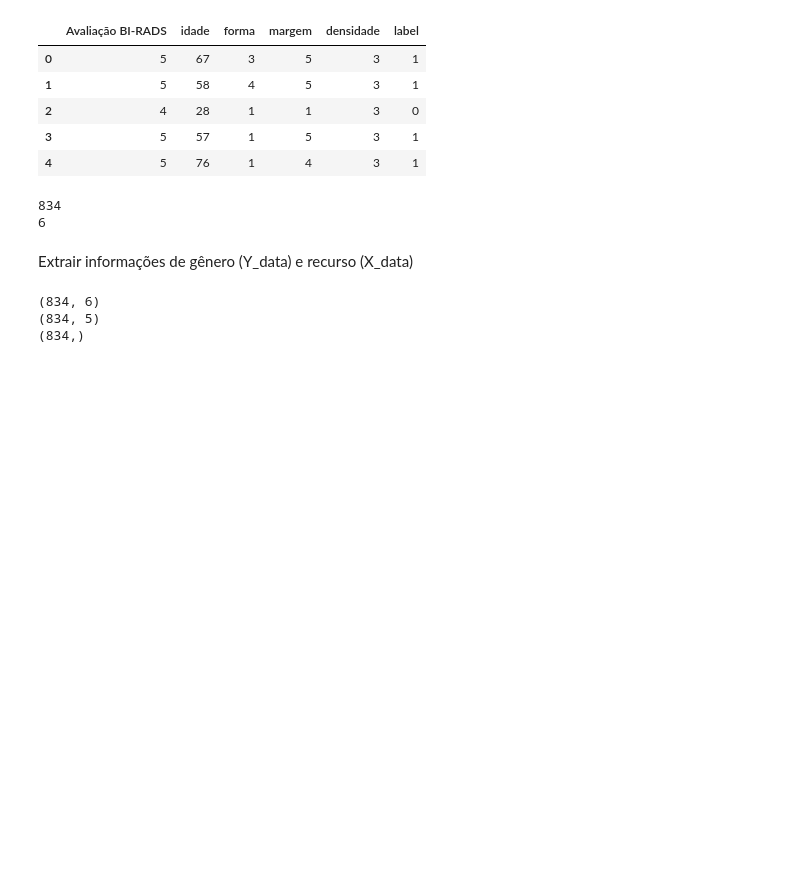
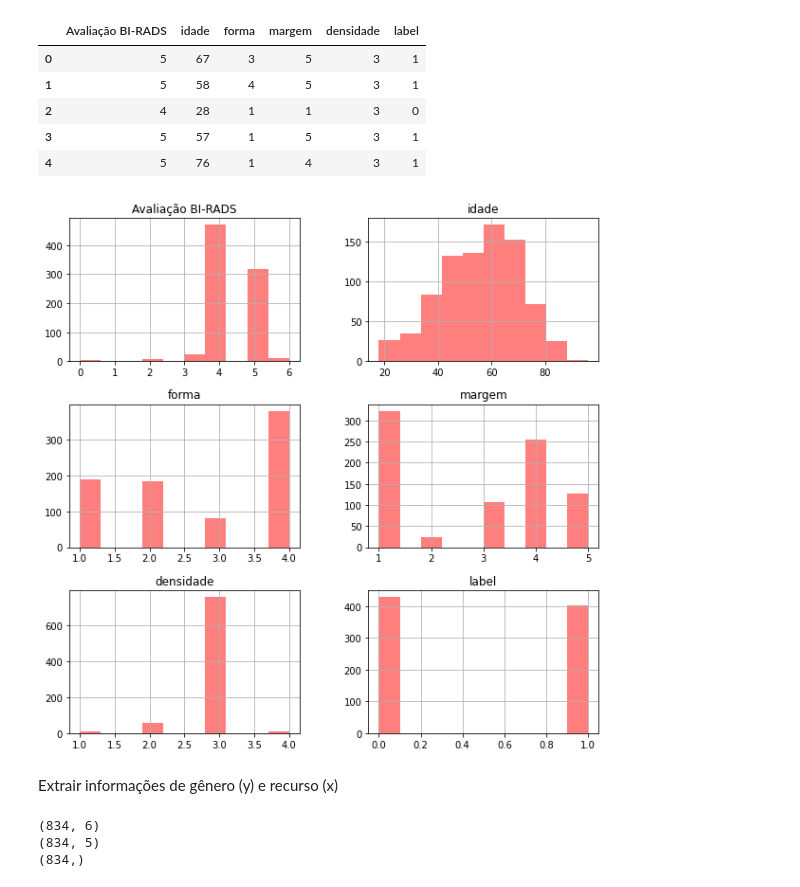
Before and after one commit to RafaelCastro32/RNA, a Jupyter notebook: RNA_FINAL.ipynb, the cells around one changed output. Cells and saved outputs as stored; diff of their text form; code cells hidden in the pictures; blank space fills up the shorter version.

```diff
--- a/RNA_FINAL.ipynb
+++ b/RNA_FINAL.ipynb
@@ -24,12 +22,11 @@ voice_data.head()
 | 2 | 4 | 28 | 1 | 1 | 3 | 0 |
 | 3 | 5 | 57 | 1 | 5 | 3 | 1 |
 | 4 | 5 | 76 | 1 | 4 | 3 | 1 |
-# %%
-print(len(voice_data))
-print(len(voice_data.columns))
-# %% [output]
-834
-6
+# %%
+voice_data.hist(alpha=0.5, figsize=(10, 10), color='red')
+plt.show()
+# %% [output]
+[figure, added]
 # %% [markdown]
-Extrair informações de gênero (Y_data) e recurso (X_data)
+Extrair informações de gênero (y) e recurso (x)
 # %%
```
Also changed, not shown: parts of 28 cells of this notebook.
